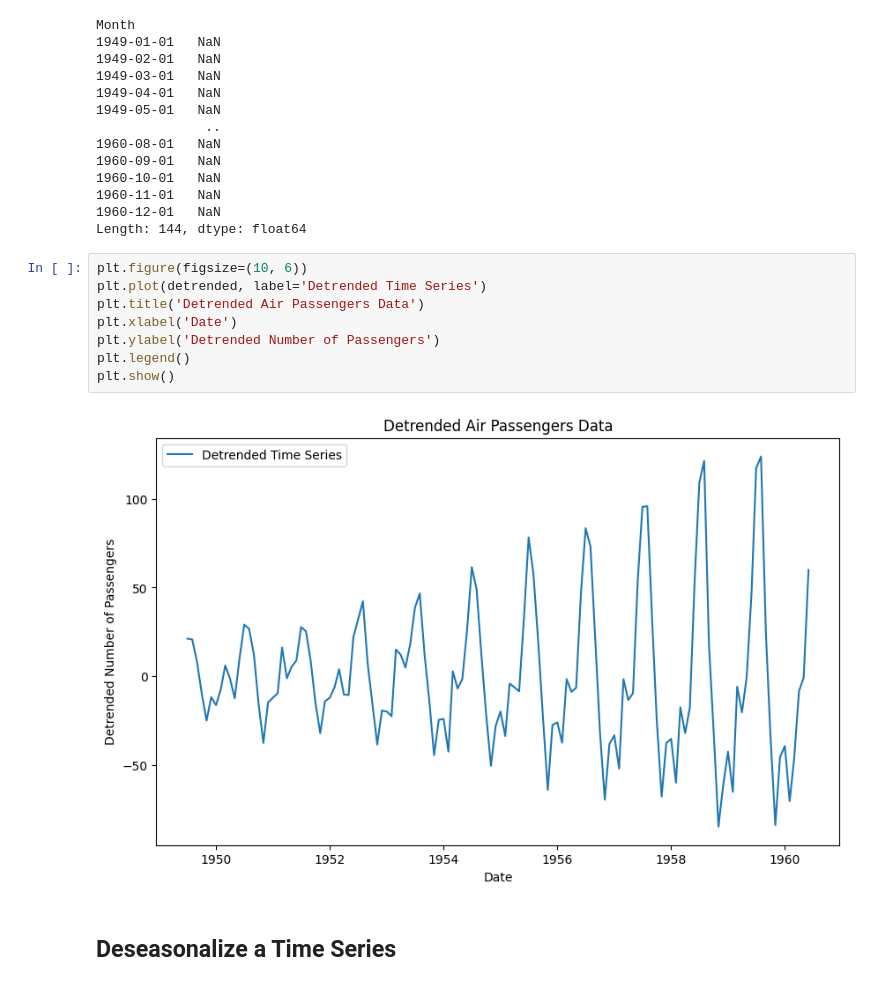
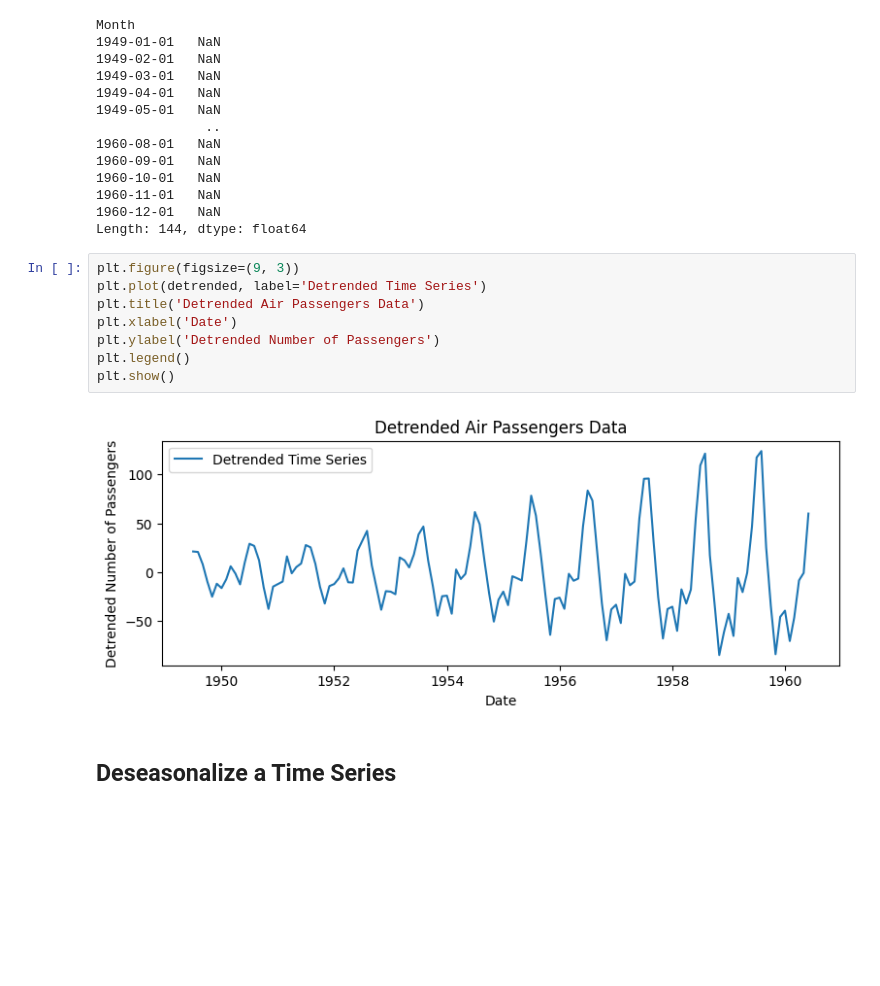
Before and after one commit to amansetu03/DS-Internship-Celebal-Technology, a Jupyter notebook: Week-5-Statistics/Task/Notebook/Task-T1.ipynb, the cells around one changed output. Drawn from its saved outputs; the diff is of its cells as text; blank space fills up the shorter version.

```diff
--- a/Week-5-Statistics/Task/Notebook/Task-T1.ipynb
+++ b/Week-5-Statistics/Task/Notebook/Task-T1.ipynb
@@ -85,15 +85,15 @@ Month
 1960-12-01   NaN
 Length: 144, dtype: float64
 # %%
-plt.figure(figsize=(10, 6))
+plt.figure(figsize=(9, 3))
 plt.plot(detrended, label='Detrended Time Series')
 plt.title('Detrended Air Passengers Data')
 plt.xlabel('Date')
 plt.ylabel('Detrended Number of Passengers')
 plt.legend()
 plt.show()
 # %% [output]
-[figure, old version]
+[figure, new version]
 # %% [markdown]
 ## Deseasonalize a Time Series
 # %%
```
Also changed, not shown: parts of 4 cells of this notebook, 1 other file.
